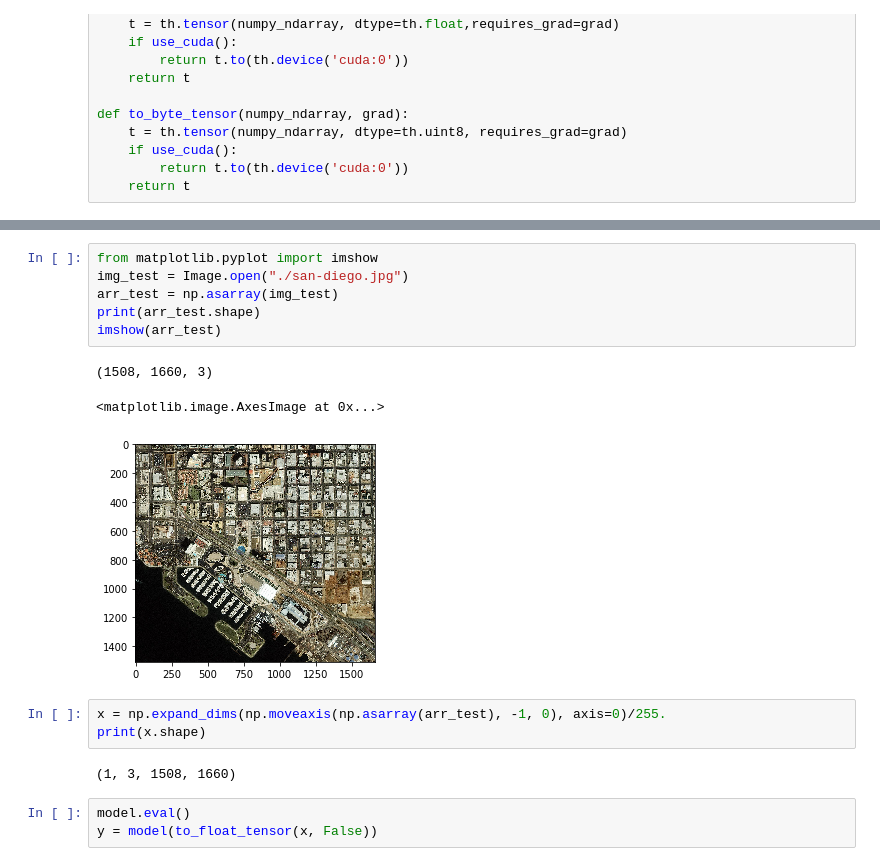
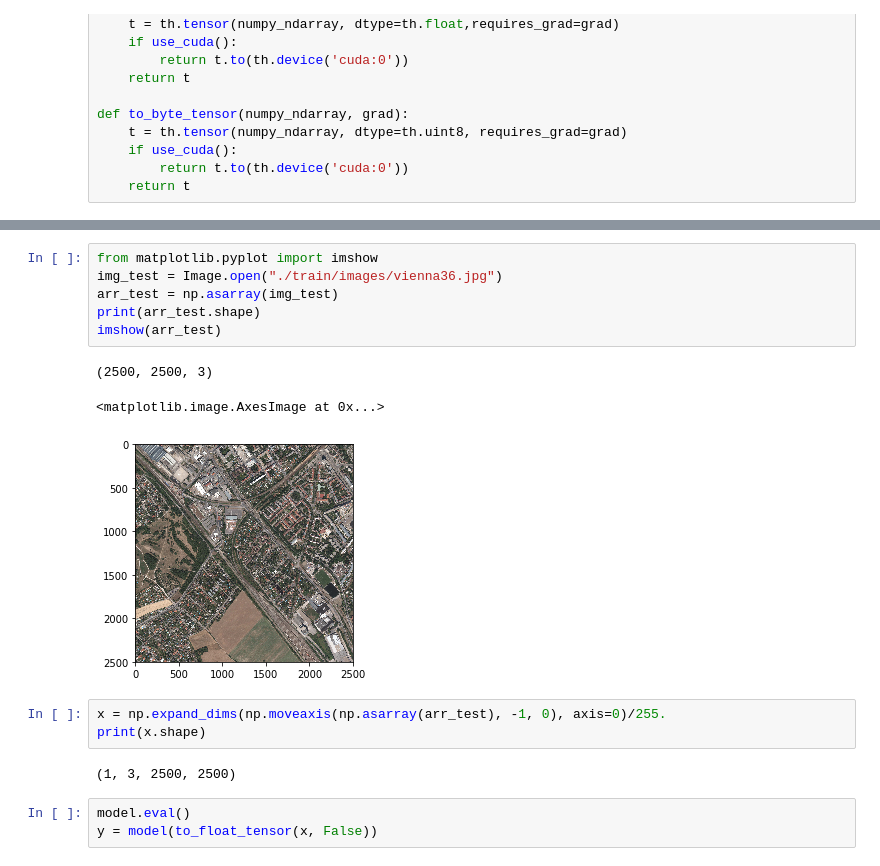
Before and after one commit to ArealTeamM2AIC/Areal_project, a Jupyter notebook: essai_pytorch.ipynb, the cells around one changed output, grey strips where cells are left out. Saved outputs shown, nothing was run; the diff lists cells and outputs as text.

```diff
--- a/essai_pytorch.ipynb
+++ b/essai_pytorch.ipynb
@@ -224,18 +211,18 @@ Epoch 0, loss = 0.623067, accuracy = 0.851713
 # %%
 from matplotlib.pyplot import imshow
-img_test = Image.open("./san-diego.jpg")
+img_test = Image.open("./train/images/vienna36.jpg")
 arr_test = np.asarray(img_test)
 print(arr_test.shape)
 imshow(arr_test)
 # %% [output]
-(1508, 1660, 3)
+(2500, 2500, 3)
 <matplotlib.image.AxesImage at 0x...>
-[figure, old version]
+[figure, new version]
 # %%
 x = np.expand_dims(np.moveaxis(np.asarray(arr_test), -1, 0), axis=0)/255.
 print(x.shape)
 # %% [output]
-(1, 3, 1508, 1660)
+(1, 3, 2500, 2500)
 # %%
 model.eval()
 y = model(to_float_tensor(x, False))
```
Also changed, not shown: parts of 11 cells of this notebook.
